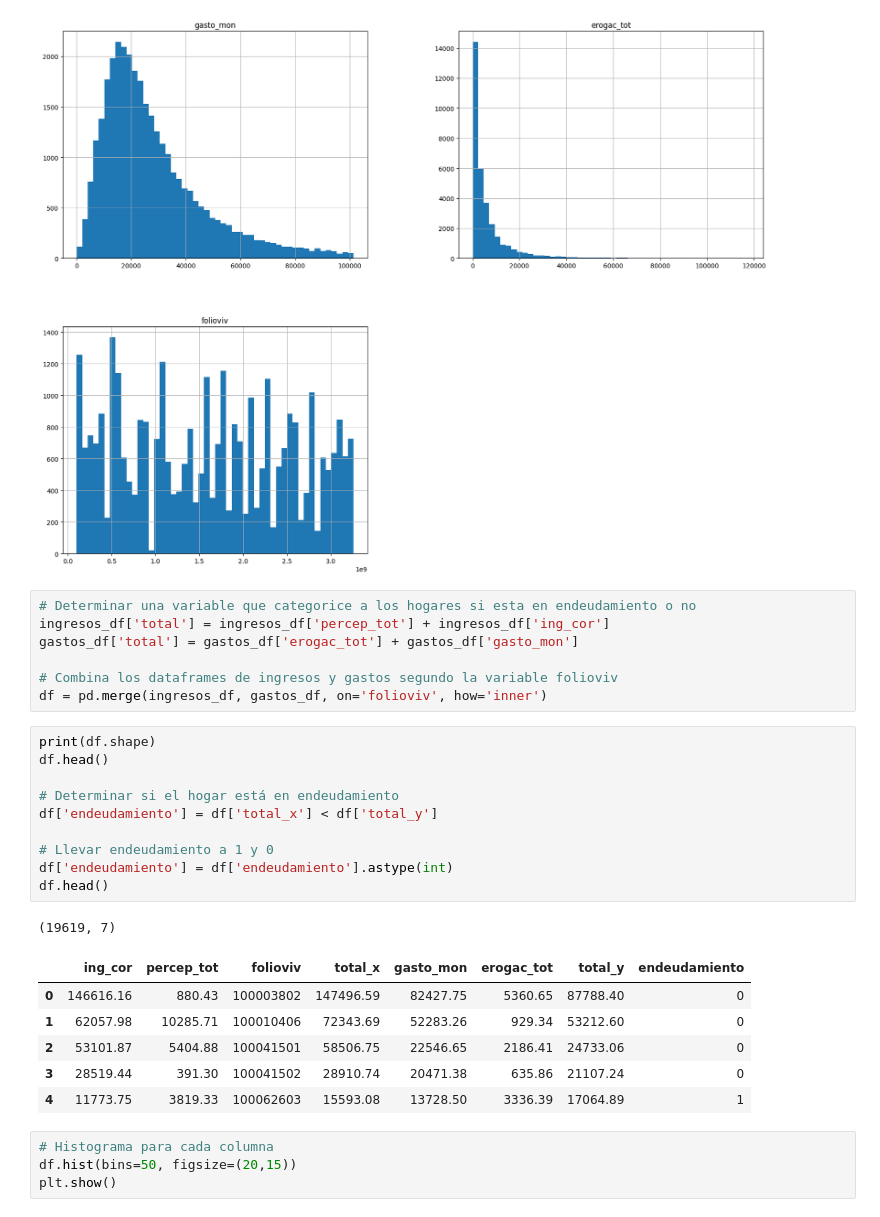
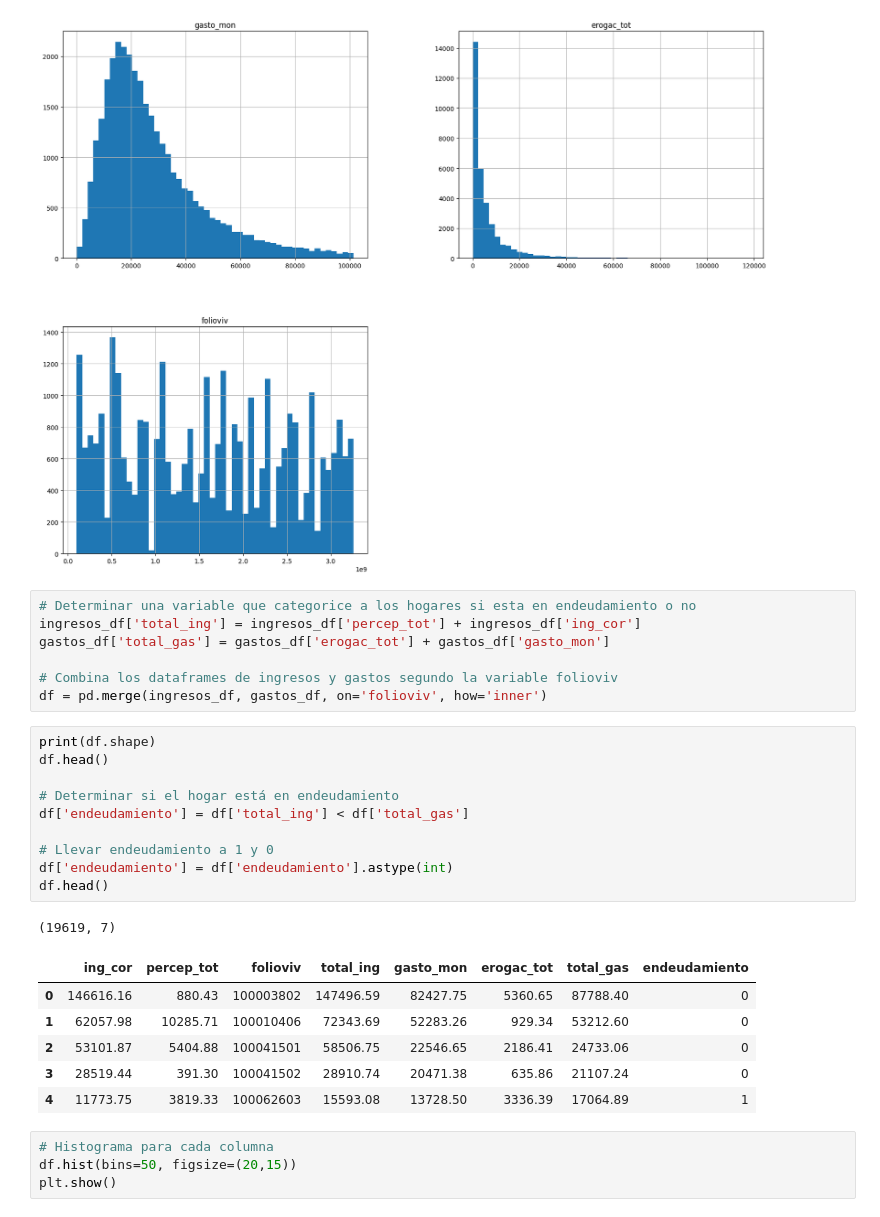
Before and after one commit to darmasrmez/ENIGH-project, a Jupyter notebook: Pre_y_modelado.ipynb, the cells around one changed output. Saved outputs shown, nothing was run; the diff lists cells and outputs as text.

```diff
--- a/Pre_y_modelado.ipynb
+++ b/Pre_y_modelado.ipynb
@@ -196,24 +196,24 @@ Gastos: (32655, 3)
 [figure]
 # %%
 # Determinar una variable que categorice a los hogares si esta en endeudamiento o no
-ingresos_df['total'] = ingresos_df['percep_tot'] + ingresos_df['ing_cor']
-gastos_df['total'] = gastos_df['erogac_tot'] + gastos_df['gasto_mon']
+ingresos_df['total_ing'] = ingresos_df['percep_tot'] + ingresos_df['ing_cor']
+gastos_df['total_gas'] = gastos_df['erogac_tot'] + gastos_df['gasto_mon']
 
 # Combina los dataframes de ingresos y gastos segundo la variable folioviv
 df = pd.merge(ingresos_df, gastos_df, on='folioviv', how='inner')
 # %%
 print(df.shape)
 df.head()
 
 # Determinar si el hogar está en endeudamiento
-df['endeudamiento'] = df['total_x'] < df['total_y']
+df['endeudamiento'] = df['total_ing'] < df['total_gas']
 
 # Llevar endeudamiento a 1 y 0
 df['endeudamiento'] = df['endeudamiento'].astype(int)
 df.head()
 # %% [output]
 (19619, 7)
-|  | ing_cor | percep_tot | folioviv | total_x | gasto_mon | erogac_tot | total_y | endeudamiento |
+|  | ing_cor | percep_tot | folioviv | total_ing | gasto_mon | erogac_tot | total_gas | endeudamiento |
 | 0 | 146616.16 | 880.43 | 100003802 | 147496.59 | 82427.75 | 5360.65 | 87788.40 | 0 |
 | 1 | 62057.98 | 10285.71 | 100010406 | 72343.69 | 52283.26 | 929.34 | 53212.60 | 0 |
 | 2 | 53101.87 | 5404.88 | 100041501 | 58506.75 | 22546.65 | 2186.41 | 24733.06 | 0 |
```
Also changed, not shown: parts of 7 cells of this notebook.
